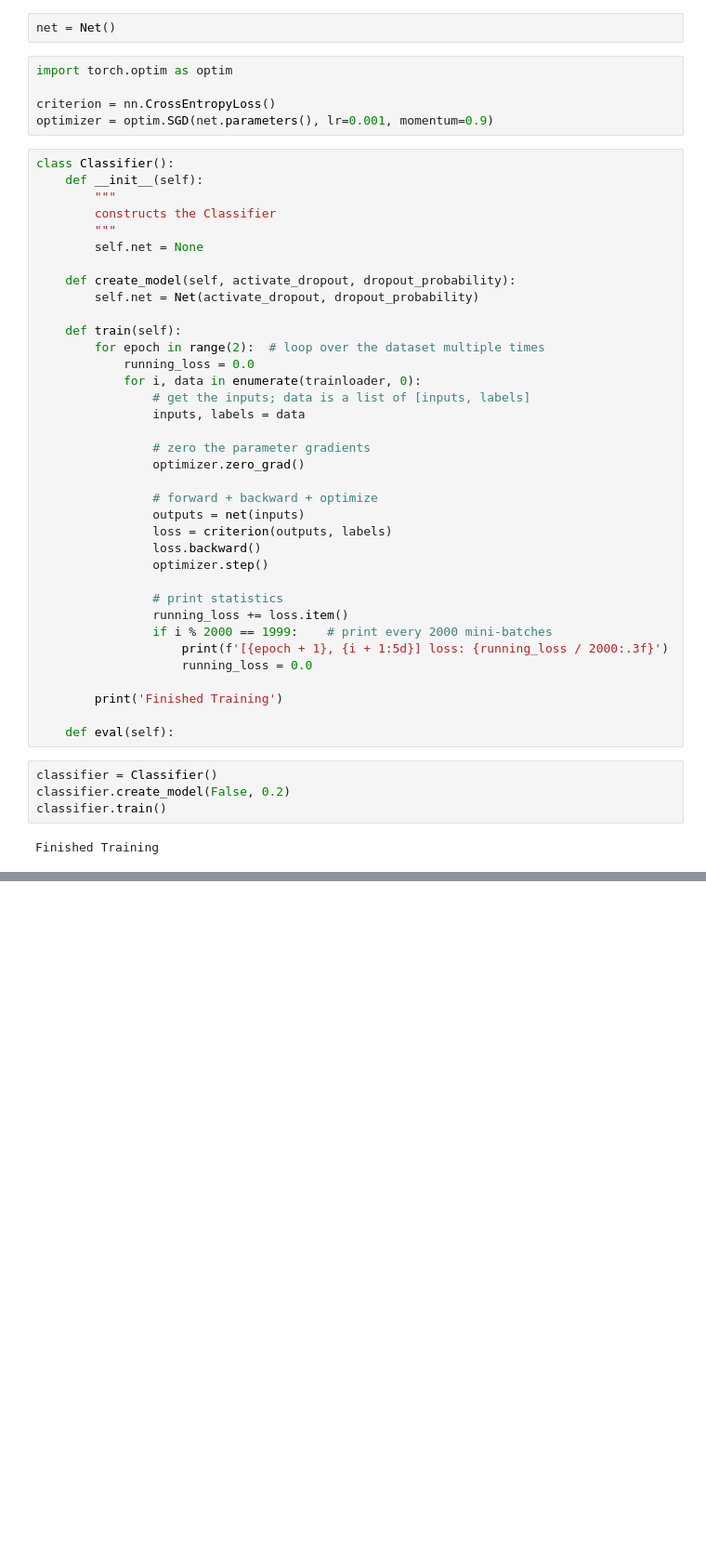
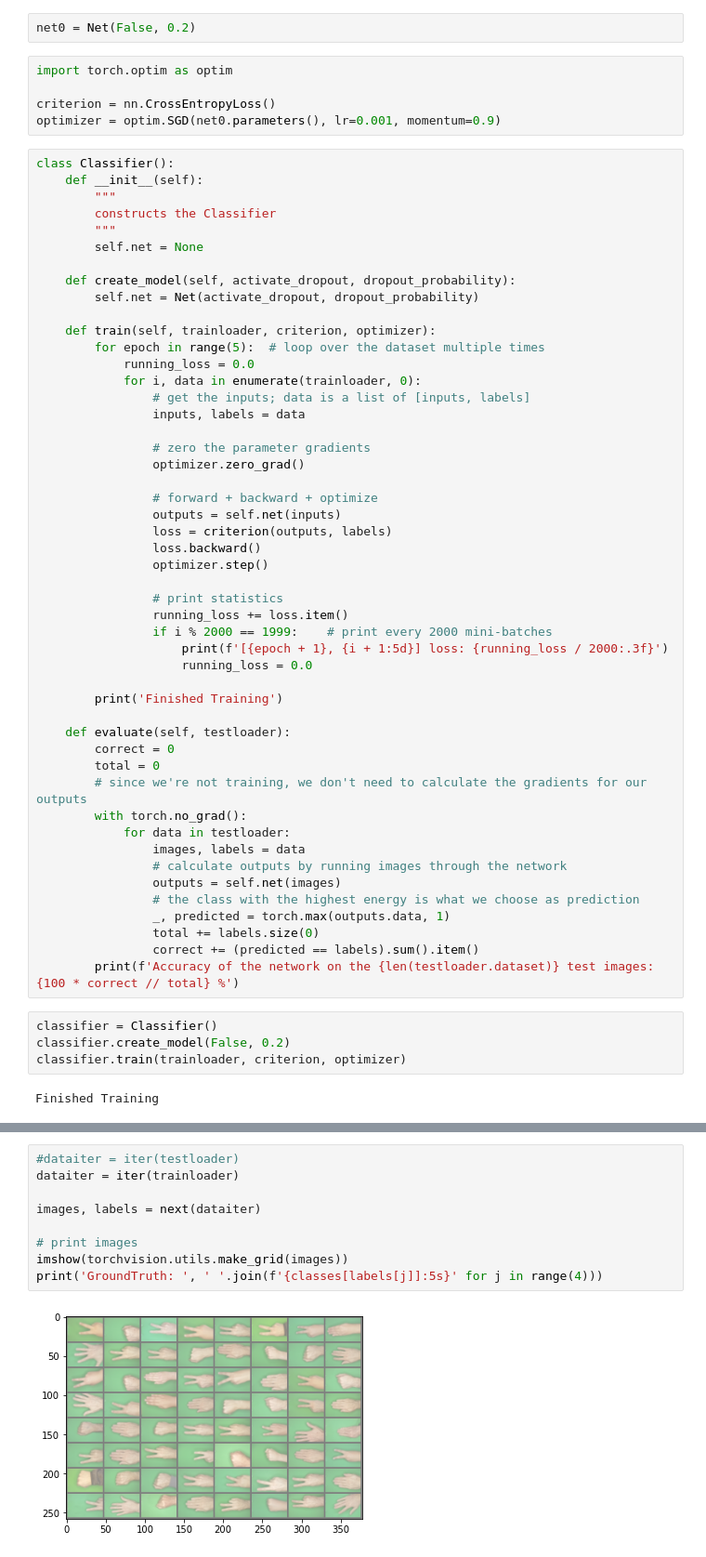
Before and after one commit to bptstbn/shifumi, a Jupyter notebook: Classifier Shifumi.ipynb, the cells around one changed output, grey strips where cells are left out. Shown: that part at 93% size. Drawn from its saved outputs; the diff is of its cells as text; blank space fills up the shorter version.

```diff
--- a/Classifier Shifumi.ipynb
+++ b/Classifier Shifumi.ipynb
@@ -87,11 +92,11 @@ class Net(nn.Module):
         return x
 # %%
-net = Net()
+net0 = Net(False, 0.2)
 # %%
 import torch.optim as optim
 
 criterion = nn.CrossEntropyLoss()
-optimizer = optim.SGD(net.parameters(), lr=0.001, momentum=0.9)
+optimizer = optim.SGD(net0.parameters(), lr=0.001, momentum=0.9)
 # %%
 class Classifier():
     def __init__(self):
@@ -103,8 +108,8 @@ class Classifier():
     def create_model(self, activate_dropout, dropout_probability):
         self.net = Net(activate_dropout, dropout_probability)
 
-    def train(self):
-        for epoch in range(2):  # loop over the dataset multiple times
+    def train(self, trainloader, criterion, optimizer):
+        for epoch in range(5):  # loop over the dataset multiple times
             running_loss = 0.0
             for i, data in enumerate(trainloader, 0):
                 # get the inputs; data is a list of [inputs, labels]
@@ -114,7 +119,7 @@ class Classifier():
                 optimizer.zero_grad()
 
                 # forward + backward + optimize
-                outputs = net(inputs)
+                outputs = self.net(inputs)
                 loss = criterion(outputs, labels)
                 loss.backward()
                 optimizer.step()
@@ -127,10 +132,23 @@ class Classifier():
 
         print('Finished Training')
 
-    def eval(self):
+    def evaluate(self, testloader):
+        correct = 0
+        total = 0
+        # since we're not training, we don't need to calculate the gradients for our outputs
+        with torch.no_grad():
+            for data in testloader:
+                images, labels = data
+                # calculate outputs by running images through the network
+                outputs = self.net(images)
+                # the class with the highest energy is what we choose as prediction
+                _, predicted = torch.max(outputs.data, 1)
+                total += labels.size(0)
+                correct += (predicted == labels).sum().item()
+        print(f'Accuracy of the network on the {len(testloader.dataset)} test images: {100 * correct // total} %')
 # %%
 classifier = Classifier()
 classifier.create_model(False, 0.2)
-classifier.train()
+classifier.train(trainloader, criterion, optimizer)
 # %% [output]
 Finished Training
@@ -136,0 +159,11 @@ Finished Training
+# %%
+#dataiter = iter(testloader)
+dataiter = iter(trainloader)
+
+images, labels = next(dataiter)
+
+# print images
+imshow(torchvision.utils.make_grid(images))
+print('GroundTruth: ', ' '.join(f'{classes[labels[j]]:5s}' for j in range(4)))
+# %% [output]
+[figure, added]
```
Also changed, not shown: parts of 13 cells of this notebook.
